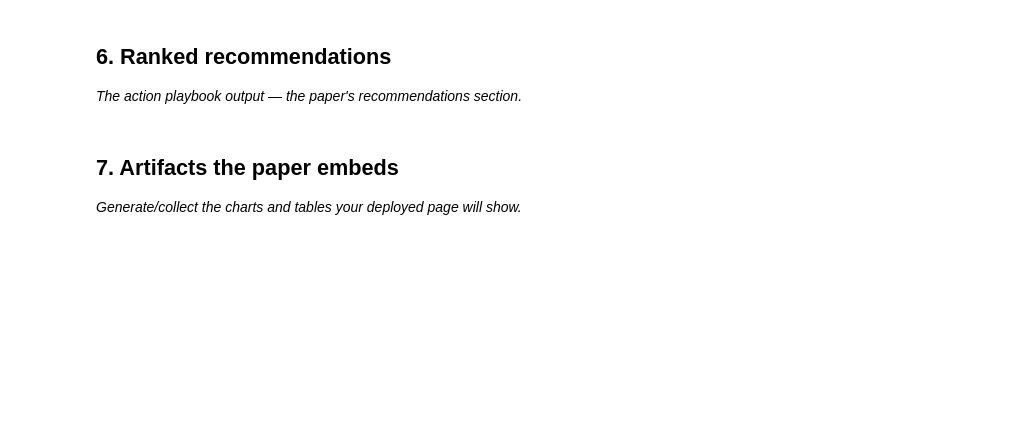
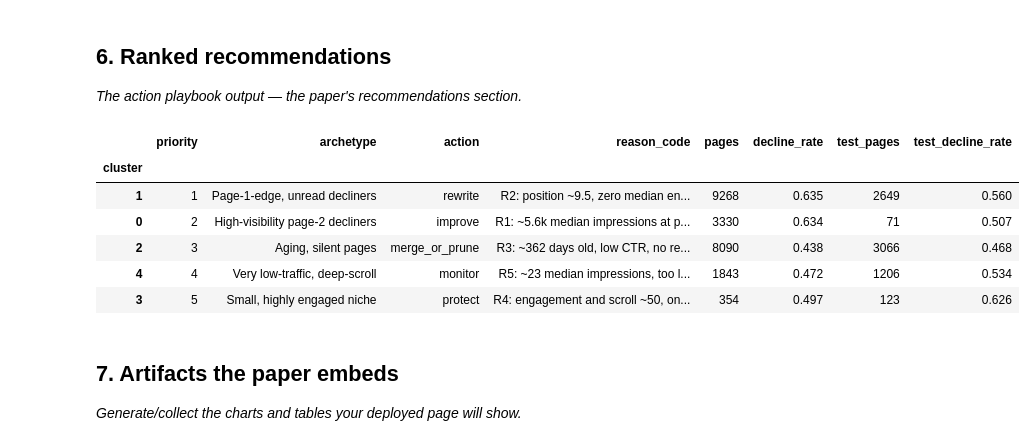
Before and after one commit to Imhs14/flyrank-ml-internship-starter-main, a Jupyter notebook: work/notebooks/capstone.ipynb, the cells around one changed output. Drawn from its saved outputs; the diff is of its cells as text; code cells hidden in the pictures; blank space fills up the shorter version.

```diff
--- a/work/notebooks/capstone.ipynb
+++ b/work/notebooks/capstone.ipynb
@@ -157,6 +181,35 @@ plt.title("Precision@200, held-out clients"); plt.tight_layout(); plt.savefig("r
 ## 6. Ranked recommendations
 
 *The action playbook output — the paper's recommendations section.*
+# %%
+# safety check: labels must match the profile this mapping was written for
+assert prof.pages.tolist() == [3330, 9268, 8090, 354, 1843], "Cluster numbering changed - re-map names/actions from the profile table above"
+
+names = {0: "High-visibility page-2 decliners", 1: "Page-1-edge, unread decliners",
+         2: "Aging, silent pages", 3: "Small, highly engaged niche", 4: "Very low-traffic, deep-scroll"}
+actions = {0: "improve", 1: "rewrite", 2: "merge_or_prune", 3: "protect", 4: "monitor"}
+reasons = {0: "R1: ~5.6k median impressions at position ~19, 63% observed decline",
+           1: "R2: position ~9.5, zero median engagement, 63% observed decline",
+           2: "R3: ~362 days old, low CTR, no recorded engagement or scroll, 44% observed decline",
+           3: "R4: engagement and scroll ~50, only 354 pages, 50% observed decline",
+           4: "R5: ~23 median impressions, too little traffic to judge, 47% observed decline"}
+priority = {1: 1, 0: 2, 2: 3, 4: 4, 3: 5}   # highest decline first, then largest action group, protect last
+
+play = prof[["pages", "impressions", "ctr", "position", "engagement", "decline_rate"]].copy()
+play["test_pages"] = test.groupby("cluster").size()
+play["test_decline_rate"] = test.groupby("cluster").is_declining.mean().round(3)
+play["archetype"] = pd.Series(names); play["action"] = pd.Series(actions); play["reason_code"] = pd.Series(reasons)
+play["priority"] = pd.Series(priority)
+play = play.sort_values("priority")[["priority", "archetype", "action", "reason_code", "pages", "decline_rate", "test_pages", "test_decline_rate"]]
+play.to_csv("archetype_action_playbook.csv"); play
+# %% [output]
+|  | priority | archetype | action | reason_code | pages | decline_rate | test_pages | test_decline_rate |
+| cluster |  |  |  |  |  |  |  |  |
+| 1 | 1 | Page-1-edge, unread decliners | rewrite | R2: position ~9.5, zero median en... | 9268 | 0.635 | 2649 | 0.560 |
+| 0 | 2 | High-visibility page-2 decliners | improve | R1: ~5.6k median impressions at p... | 3330 | 0.634 | 71 | 0.507 |
+| 2 | 3 | Aging, silent pages | merge_or_prune | R3: ~362 days old, low CTR, no re... | 8090 | 0.438 | 3066 | 0.468 |
+| 4 | 4 | Very low-traffic, deep-scroll | monitor | R5: ~23 median impressions, too l... | 1843 | 0.472 | 1206 | 0.534 |
+| 3 | 5 | Small, highly engaged niche | protect | R4: engagement and scroll ~50, on... | 354 | 0.497 | 123 | 0.626 |
 # %% [markdown]
 ## 7. Artifacts the paper embeds
 
```
Also changed, not shown: parts of 2 cells of this notebook, 7 other files.
